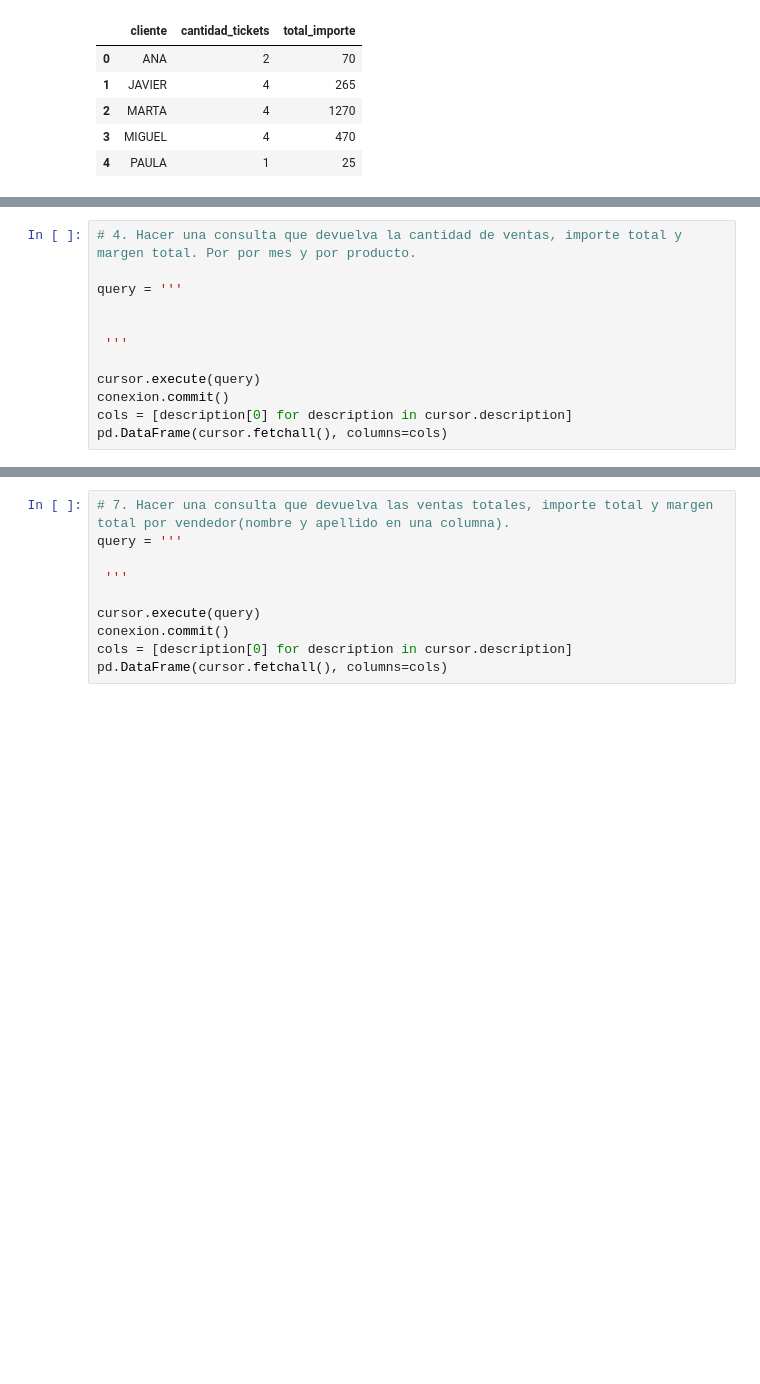
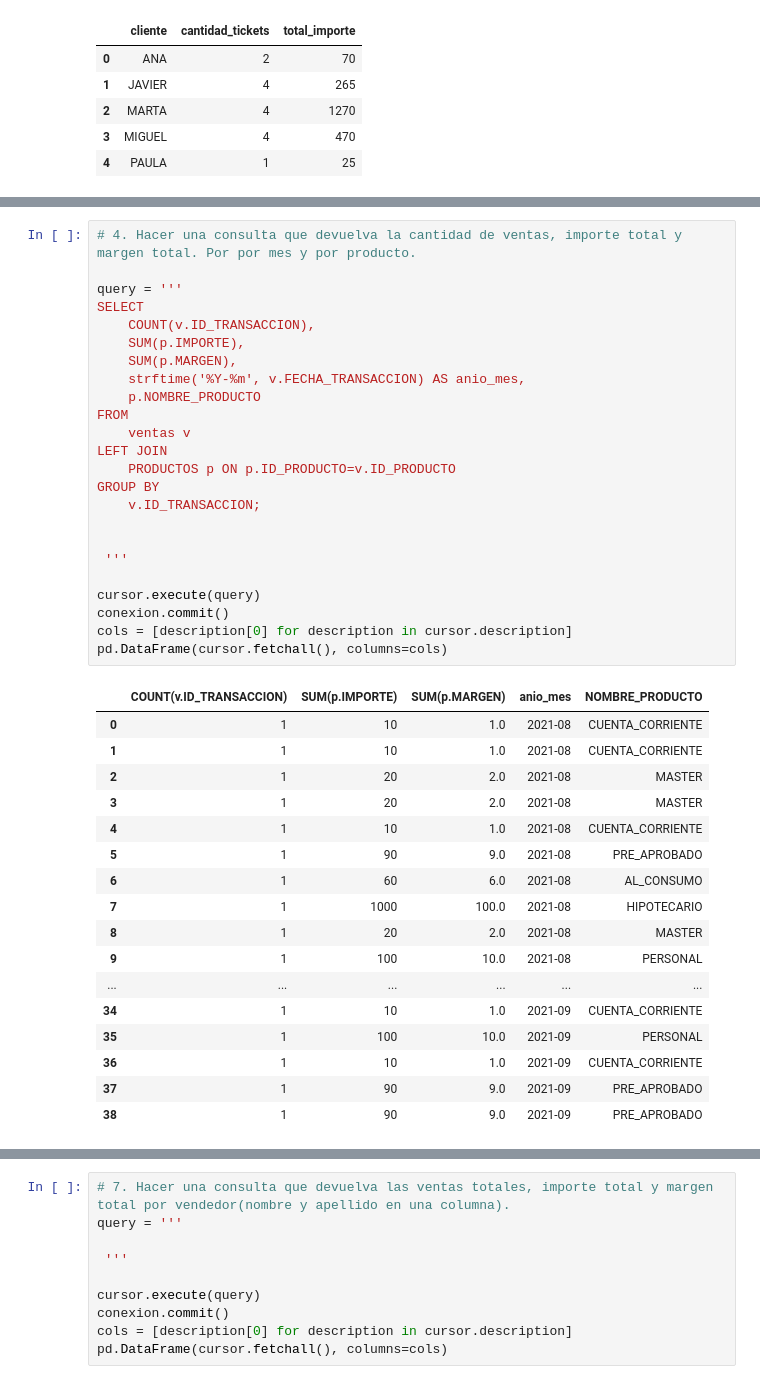
Before and after one commit to KARENCMP82/SQL, a Jupyter notebook: Clase_10SQL_Semana_2_para_seguir_los_videos_consultas_avanzadas_ejercicios_vacios.ipynb, the cells around one changed output, grey strips where cells are left out. Saved outputs shown, nothing was run; the diff lists cells and outputs as text; blank space fills up the shorter version.

```diff
--- a/Clase_10SQL_Semana_2_para_seguir_los_videos_consultas_avanzadas_ejercicios_vacios.ipynb
+++ b/Clase_10SQL_Semana_2_para_seguir_los_videos_consultas_avanzadas_ejercicios_vacios.ipynb
@@ -288,15 +318,45 @@ pd.DataFrame(cursor.fetchall(), columns=cols)
 # %%
 # 4. Hacer una consulta que devuelva la cantidad de ventas, importe total y margen total. Por por mes y por producto.
 
 query = '''
+SELECT
+    COUNT(v.ID_TRANSACCION),
+    SUM(p.IMPORTE),
+    SUM(p.MARGEN),
+    strftime('%Y-%m', v.FECHA_TRANSACCION) AS anio_mes,
+    p.NOMBRE_PRODUCTO
+FROM
+    ventas v
+LEFT JOIN
+    PRODUCTOS p ON p.ID_PRODUCTO=v.ID_PRODUCTO
+GROUP BY
+    v.ID_TRANSACCION;
 
 
  '''
 
 cursor.execute(query)
 conexion.commit()
 cols = [description[0] for description in cursor.description]
 pd.DataFrame(cursor.fetchall(), columns=cols)
+# %% [output]
+|  | COUNT(v.ID_TRANSACCION) | SUM(p.IMPORTE) | SUM(p.MARGEN) | anio_mes | NOMBRE_PRODUCTO |
+| 0 | 1 | 10 | 1.0 | 2021-08 | CUENTA_CORRIENTE |
+| 1 | 1 | 10 | 1.0 | 2021-08 | CUENTA_CORRIENTE |
+| 2 | 1 | 20 | 2.0 | 2021-08 | MASTER |
+| 3 | 1 | 20 | 2.0 | 2021-08 | MASTER |
+| 4 | 1 | 10 | 1.0 | 2021-08 | CUENTA_CORRIENTE |
+| 5 | 1 | 90 | 9.0 | 2021-08 | PRE_APROBADO |
+| 6 | 1 | 60 | 6.0 | 2021-08 | AL_CONSUMO |
+| 7 | 1 | 1000 | 100.0 | 2021-08 | HIPOTECARIO |
+| 8 | 1 | 20 | 2.0 | 2021-08 | MASTER |
+| 9 | 1 | 100 | 10.0 | 2021-08 | PERSONAL |
+| ... | ... | ... | ... | ... | ... |
+| 34 | 1 | 10 | 1.0 | 2021-09 | CUENTA_CORRIENTE |
+| 35 | 1 | 100 | 10.0 | 2021-09 | PERSONAL |
+| 36 | 1 | 10 | 1.0 | 2021-09 | CUENTA_CORRIENTE |
+| 37 | 1 | 90 | 9.0 | 2021-09 | PRE_APROBADO |
+| 38 | 1 | 90 | 9.0 | 2021-09 | PRE_APROBADO |
 # %%
 # 5. Desde la tabla de ventas, crear una vista que se llame ventas_agosto_V con todas las columnas de la tabla pero solo las filas que sean ventas de agosto.
 
```
Also changed, not shown: parts of 4 cells of this notebook.
